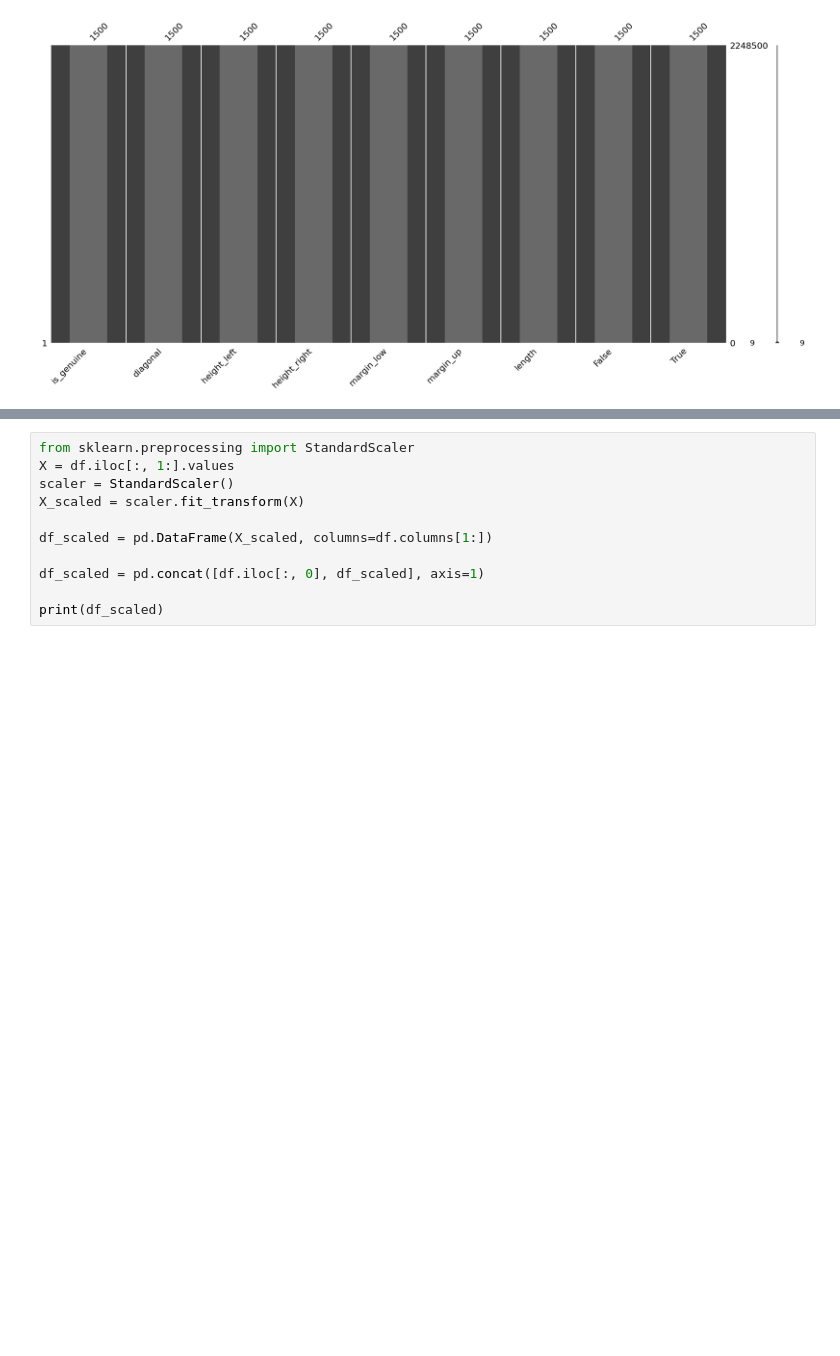
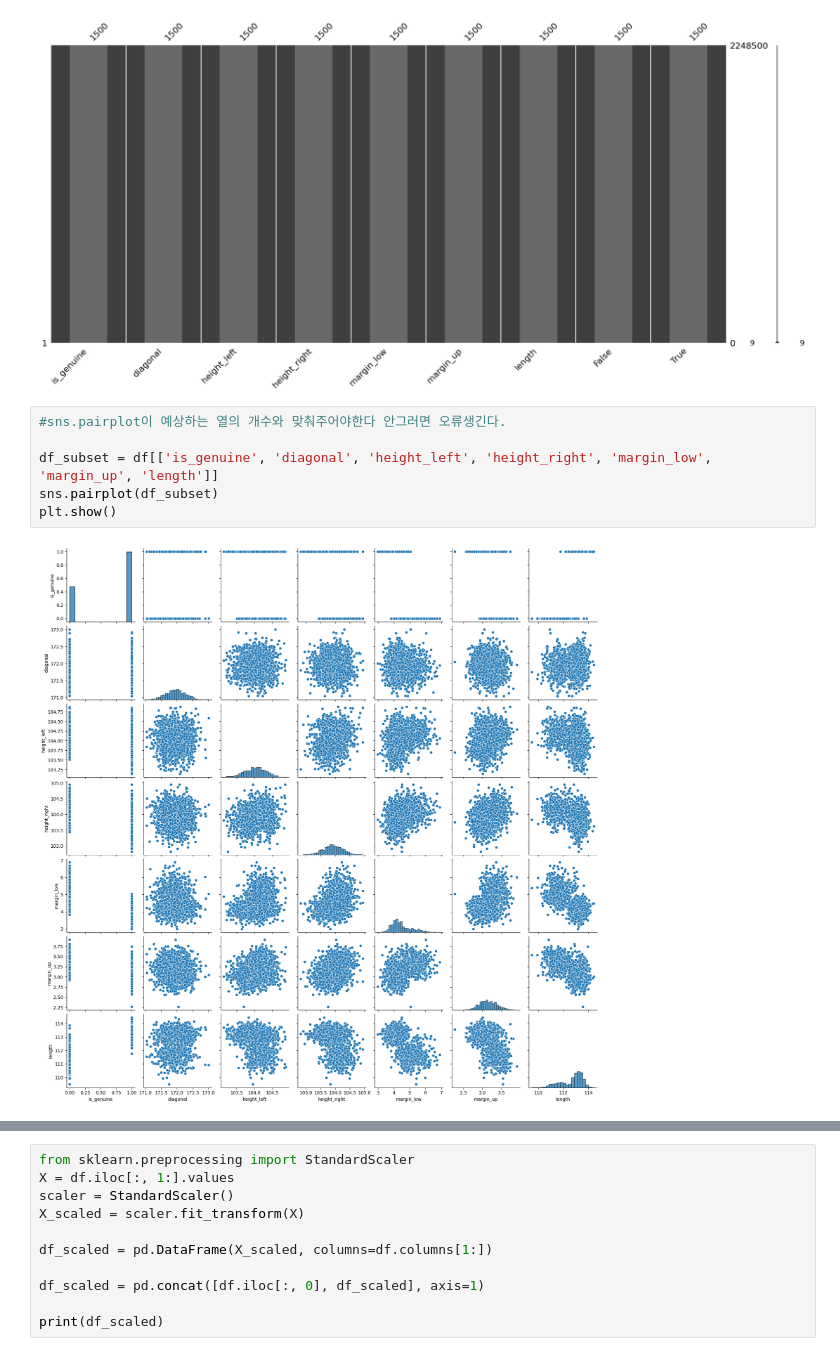
Before and after one commit to JoYongJIn/YongJin-Repository, a Jupyter notebook: KNN_Classifcation_Final.ipynb, the cells around one changed output, grey strips where cells are left out. Drawn from its saved outputs; the diff is of its cells as text; blank space fills up the shorter version.

```diff
--- a/KNN_Classifcation_Final.ipynb
+++ b/KNN_Classifcation_Final.ipynb
@@ -66,4 +66,12 @@ msno.bar(df)
 # %% [output]
 <Axes: >
 [figure]
+# %%
+#sns.pairplot이 예상하는 열의 개수와 맞춰주어야한다 안그러면 오류생긴다.
+
+df_subset = df[['is_genuine', 'diagonal', 'height_left', 'height_right', 'margin_low', 'margin_up', 'length']]
+sns.pairplot(df_subset)
+plt.show()
+# %% [output]
+[figure, added]
 # %%
```
Also changed, not shown: parts of 1 cell of this notebook.
